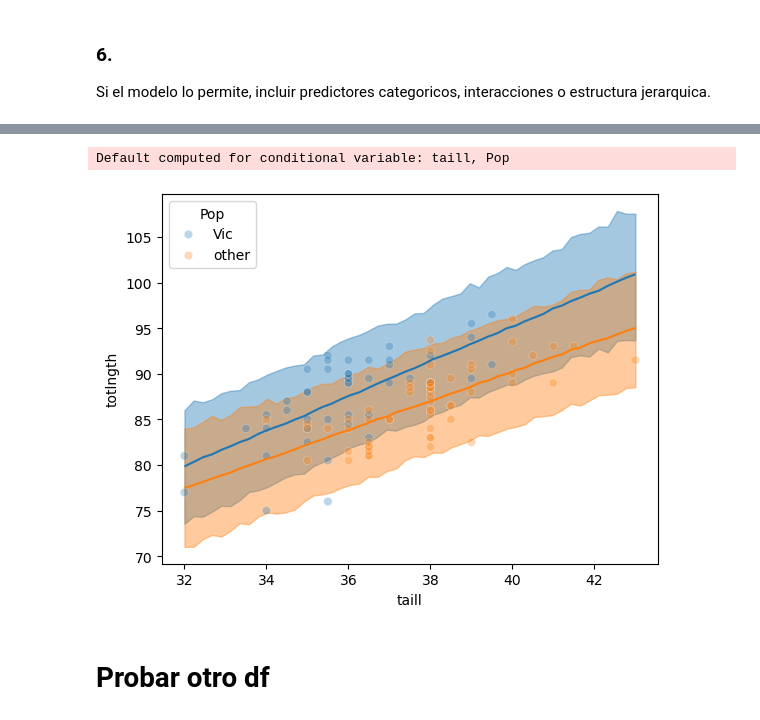
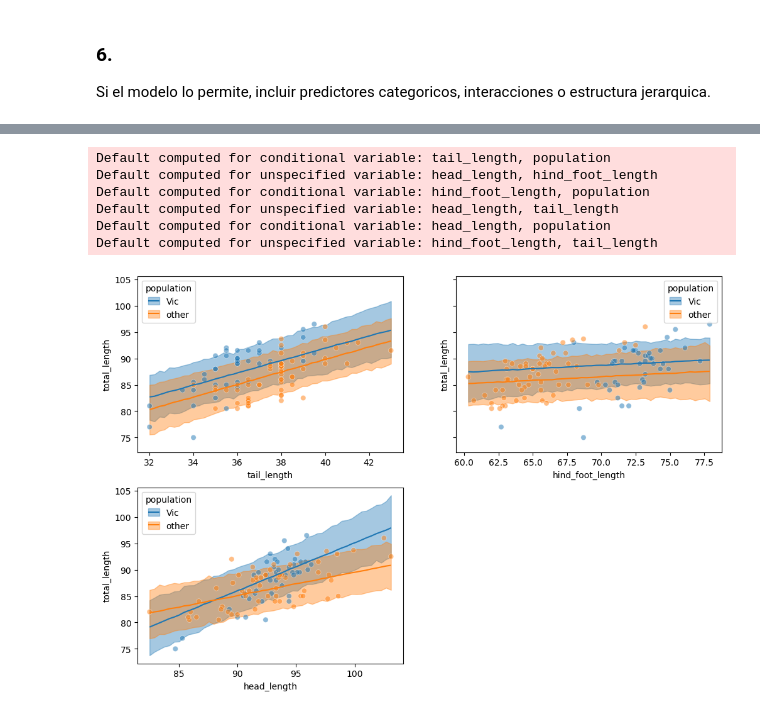
Before and after one commit to nazarenomm/Grupo4-TPI-EeI2, a Jupyter notebook: Parte2/parte_1.ipynb, the cells around one changed output, grey strips where cells are left out. Cells and saved outputs as stored; diff of their text form; code cells hidden in the pictures.

```diff
--- a/Parte2/parte_1.ipynb
+++ b/Parte2/parte_1.ipynb
@@ -25,5 +25,8 @@ con m ́as de una para cada categor ́ıa) y presentar un brvee resumen de cada
 la relaci ́on entre variables (si ya lo hicieron en la Parte 0, no es necesario repetirlo).
 # %%
-df = pd.read_csv('../data/possum.csv')
+df = pd.read_csv('../data/possum.csv', index_col=0)
+df.columns = ['site', 'population', 'sex', 'age', 'head_length', 'skull_width',
+              'total_length', 'tail_length', 'hind_foot_length', 'ear_length',
+              'eye', 'chest_girth', 'bely_girth']
 df.head()
 # %% [output]
@@ -36,3 +40,5 @@ df.head()
+# %%
+df.dropna(inplace=True)
 # %% [markdown]
 ### 2.
 Seleccionar un modelo GLM adecuado al tipo de variable respuesta:
@@ -88,5 +125,5 @@ Si el modelo lo permite, incluir predictores categoricos, interacciones o estruc
 # %%
-modelo_jer = bmb.Model('totlngth ~ scale(taill) + (1 + scale(taill) | Pop)', data=df)
+modelo_jer = bmb.Model('total_length ~ scale(tail_length) + scale(hind_foot_length) + scale(head_length) + ((1 + scale(tail_length) + scale(hind_foot_length) + scale(head_length)) | population)', data=df)
 # %%
 idata_jer = modelo_jer.fit(target_accept=0.99, random_seed=SEED)
 # %% [output]
@@ -104,10 +178,23 @@ Default computed for conditional variable: taill, Pop
 # %%
 modelo_jer.predict(idata_jer, kind='response', data=df)
 # %%
-bmb.interpret.plot_predictions(modelo_jer, idata_jer, conditional=['taill', 'Pop'], pps=True);
-sns.scatterplot(data=df, x='taill', y='totlngth', hue='Pop', alpha=0.3);
+fig, axes = plt.subplots(2, 2, figsize=(12, 8), sharey=True)
+
+fig.delaxes(axes[1, 1])
+
+bmb.interpret.plot_predictions(modelo_jer, idata_jer, conditional=['tail_length', 'population'], pps=True, ax=axes[0, 0])
+sns.scatterplot(data=df, x='tail_length', y='total_length', alpha=0.5, hue='population', ax=axes[0, 0], legend=False)
+
+bmb.interpret.plot_predictions(modelo_jer, idata_jer, conditional=['hind_foot_length', 'population'], pps=True, ax=axes[0, 1])
+sns.scatterplot(data=df, x='hind_foot_length', y='total_length', alpha=0.5, hue='population', ax=axes[0, 1], legend=False)
+
+bmb.interpret.plot_predictions(modelo_jer, idata_jer, conditional=['head_length', 'population'], pps=True, ax=axes[1, 0])
+sns.scatterplot(data=df, x='head_length', y='total_length', alpha=0.5, hue='population', ax=axes[1, 0], legend=False);
 # %% [output]
-Default computed for conditional variable: taill, Pop
+Default computed for conditional variable: tail_length, population
+Default computed for unspecified variable: head_length, hind_foot_length
+Default computed for conditional variable: hind_foot_length, population
+Default computed for unspecified variable: head_length, tail_length
+Default computed for conditional variable: head_length, population
+Default computed for unspecified variable: hind_foot_length, tail_length
-[figure, old version]
+[figure, new version]
-# %% [markdown]
-# Probar otro df
```
Also changed, not shown: parts of 19 cells of this notebook.
